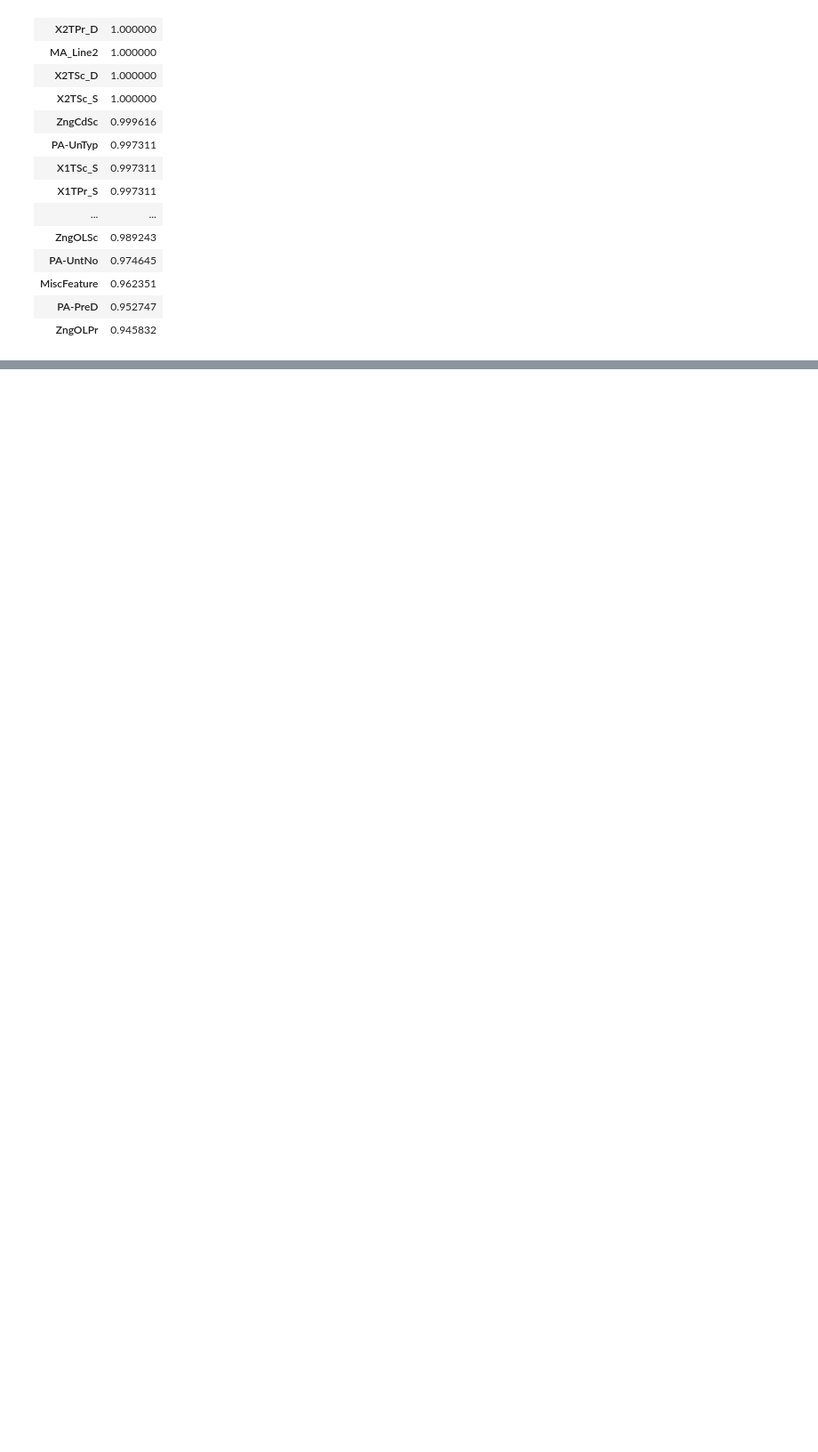
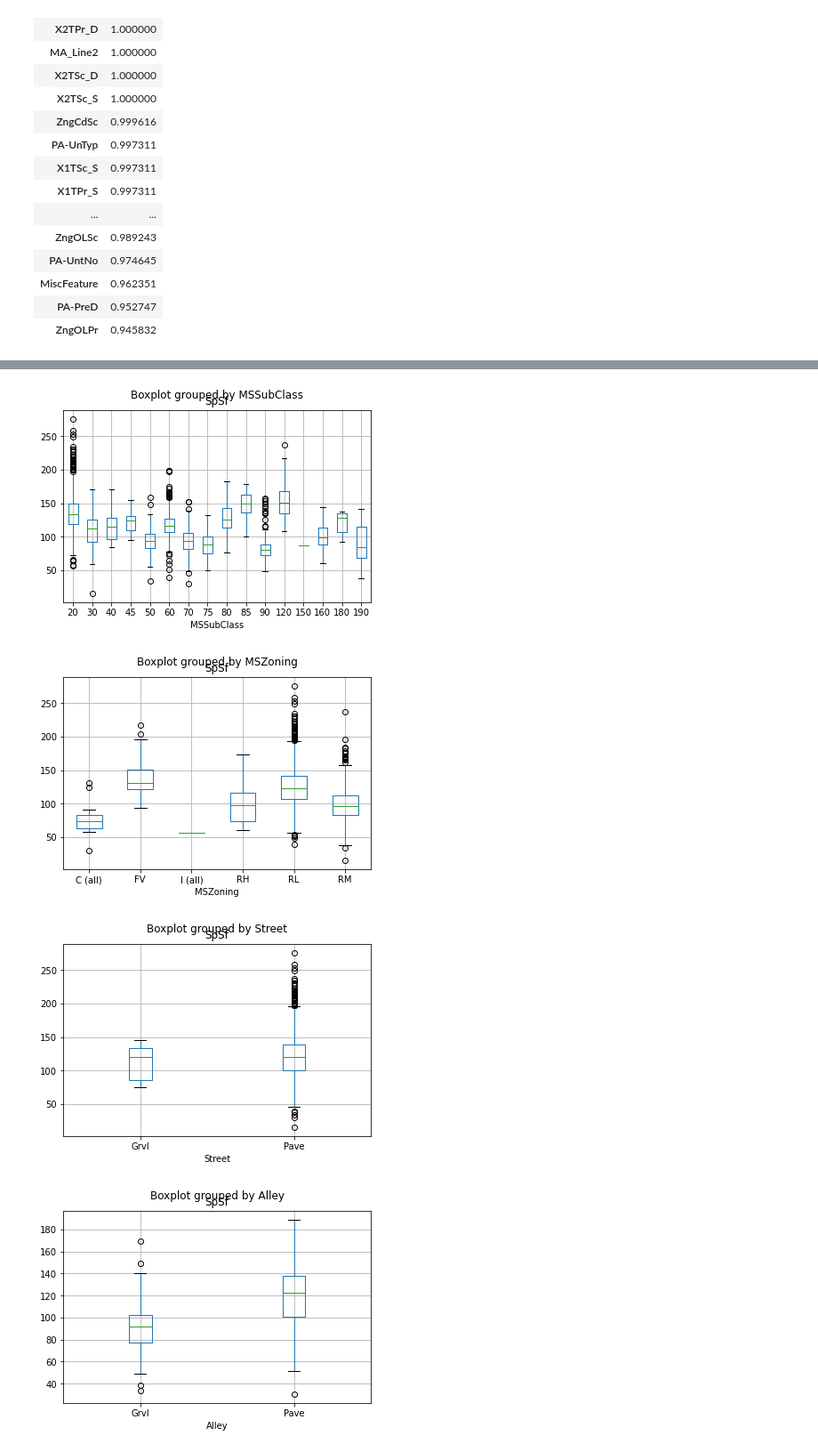
Before and after one commit to axpinkerton/proj3, a Jupyter notebook: cleanup.ipynb, the cells around one changed output, grey strips where cells are left out. Shown at 89% size. Cells and saved outputs as stored; diff of their text form; code cells hidden in the pictures; blank space fills up the shorter version.

```diff
--- a/cleanup.ipynb
+++ b/cleanup.ipynb
@@ -109,0 +101,8 @@ dropped_cols = list(set(both.columns) - set(clean_categ + clean_ordinal + clean_
+# %%
+for col in clean_categ + clean_nonlin + clean_ordinal:
+    both.boxplot(column='SpSf', by=col)
+# %% [output]
+[figure, added]
+[figure, added]
+[figure, added]
+[figure, added]
```
Also changed, not shown: parts of 34 cells of this notebook.
